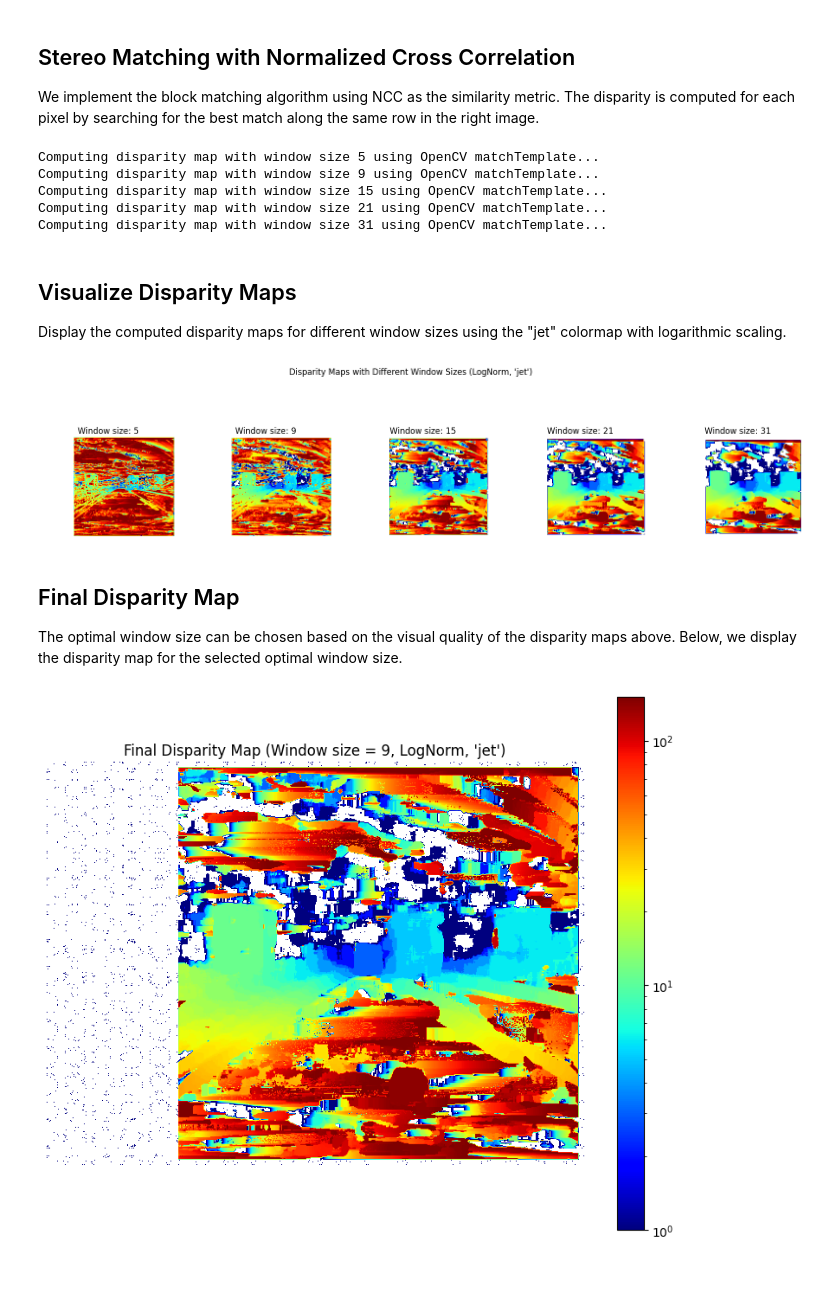
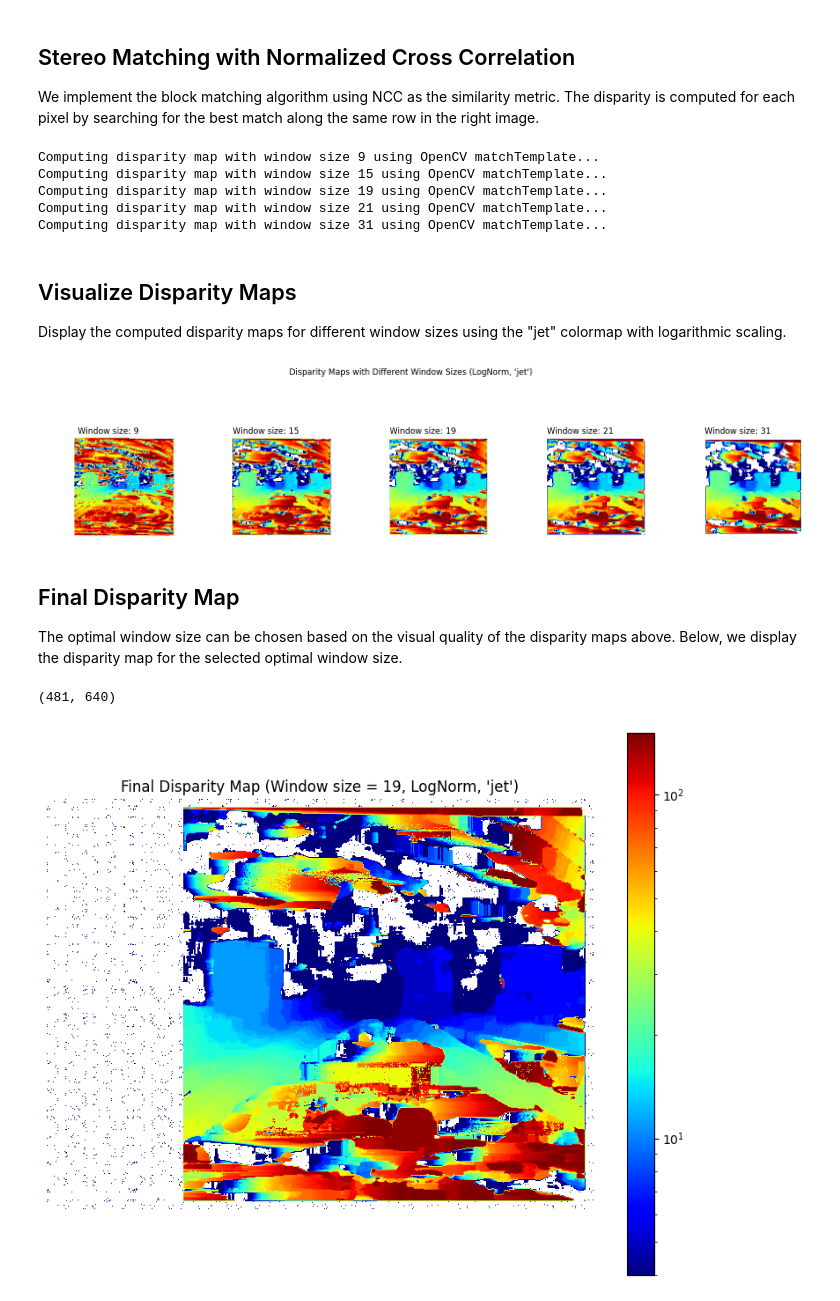
Before and after one commit to LGerstla01/ASPSU-Projects, a Jupyter notebook: Perception/Projekt/2 Stereo Disparity Map.ipynb, the cells around one changed output. Drawn from its saved outputs; the diff is of its cells as text; code cells hidden in the pictures.

```diff
--- a/Perception/Projekt/2 Stereo Disparity Map.ipynb
+++ b/Perception/Projekt/2 Stereo Disparity Map.ipynb
@@ -58,14 +59,16 @@ def compute_disparity_ncc_opencv(img_left, img_right, max_disp=64, window_size=9
             # matchTemplate erwartet: search_image, template
             result = cv2.matchTemplate(search_line, left_patch, cv2.TM_CCORR_NORMED)
             _, max_val, _, max_loc = cv2.minMaxLoc(result)
+            #print(f"Processing pixel ({y}, {x}): max_val={max_val}, max_loc={max_loc}")
             # Disparität = x - (x_start + max_loc[0])
-            best_xr = x_start + max_loc[0]
-            best_disp = x - best_xr
-            disparity_map[y, x] = best_disp
+            if max_val >= 0.8:  # Threshold for valid matches
+                best_xr = x_start + max_loc[0]
+                best_disp = x - best_xr
+                disparity_map[y, x] = best_disp
     return disparity_map
 
 # Try different window sizes to find optimal one
-window_sizes = [5, 9, 15, 21, 31]
+window_sizes = [9, 15, 19, 21, 31]
 
 disparity_maps = []
 for ws in window_sizes:
@@ -73,9 +76,9 @@ for ws in window_sizes:
     disp = compute_disparity_ncc_opencv(img_left, img_right, max_disp=150, window_size=ws)
     disparity_maps.append(disp)
 # %% [output]
-Computing disparity map with window size 5 using OpenCV matchTemplate...
 Computing disparity map with window size 9 using OpenCV matchTemplate...
 Computing disparity map with window size 15 using OpenCV matchTemplate...
+Computing disparity map with window size 19 using OpenCV matchTemplate...
 Computing disparity map with window size 21 using OpenCV matchTemplate...
 Computing disparity map with window size 31 using OpenCV matchTemplate...
 # %% [markdown]
@@ -93,21 +96,24 @@ for i, (disp, ws) in enumerate(zip(disparity_maps, window_sizes)):
 plt.suptitle("Disparity Maps with Different Window Sizes (LogNorm, 'jet')")
 plt.show()
 # %% [output]
-[figure, old version]
+[figure, new version]
 # %% [markdown]
 ## Final Disparity Map
 
 The optimal window size can be chosen based on the visual quality of the disparity maps above. Below, we display the disparity map for the selected optimal window size.
 # %%
 # Select optimal window size (e.g., 9)
-optimal_idx = 2  # window_size=9
+optimal_idx = 3  # window_size=15
 optimal_disp = disparity_maps[optimal_idx]
+print(optimal_disp.shape)
+optimal_disp = cv.resize(optimal_disp, (img_left.shape[1], img_left.shape[0]), interpolation=cv2.INTER_LINEAR)
 
 plt.figure(figsize=(10, 8))
-plt.imshow(optimal_disp, cmap='jet', norm=LogNorm(vmin=1, vmax=np.max(optimal_disp)+1))
-plt.title("Final Disparity Map (Window size = 9, LogNorm, 'jet')")
+plt.imshow(optimal_disp, cmap='jet', norm=LogNorm(vmin=4, vmax=np.max(optimal_disp)+1))
+plt.title("Final Disparity Map (Window size = 19, LogNorm, 'jet')")
 plt.axis('off')
 plt.colorbar()
 plt.show()
 # %% [output]
+(481, 640)
-[figure, old version]
+[figure, new version]
```
Also changed, not shown: parts of 1 cell of this notebook, 3 other files.
